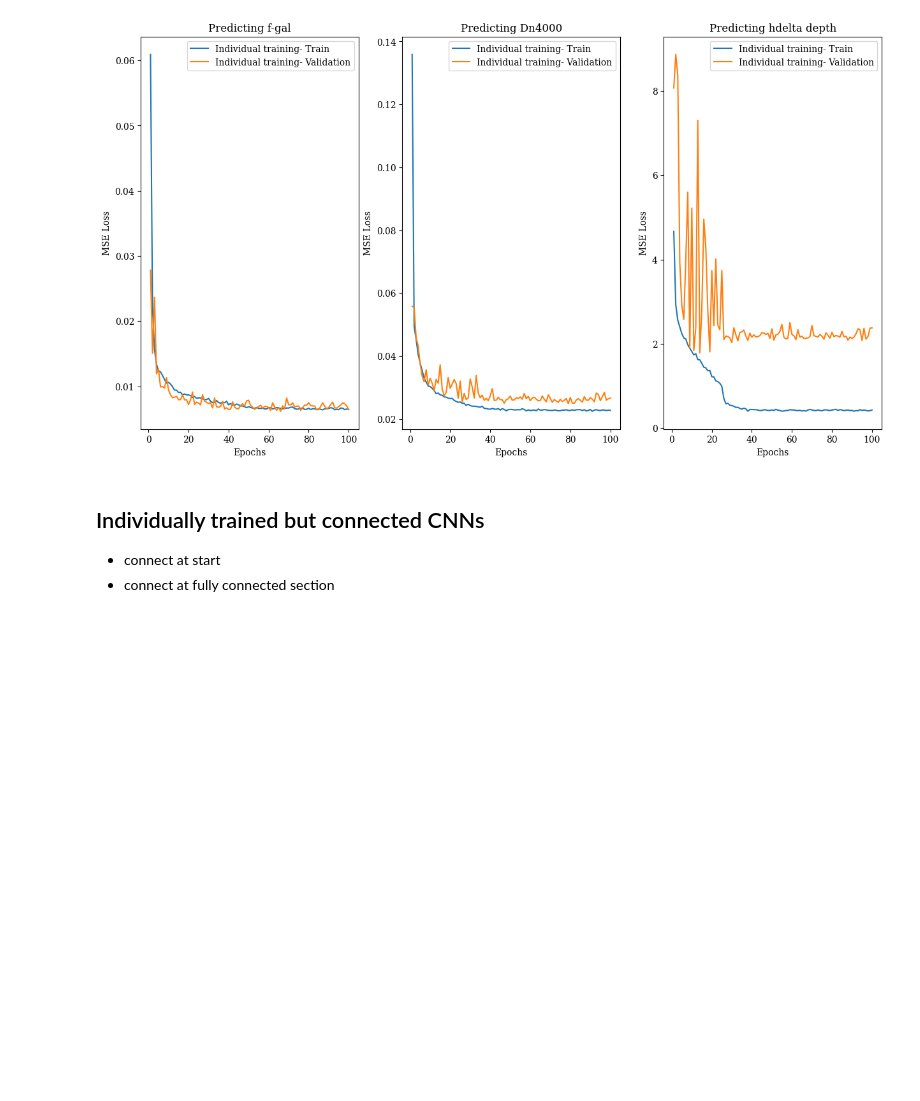
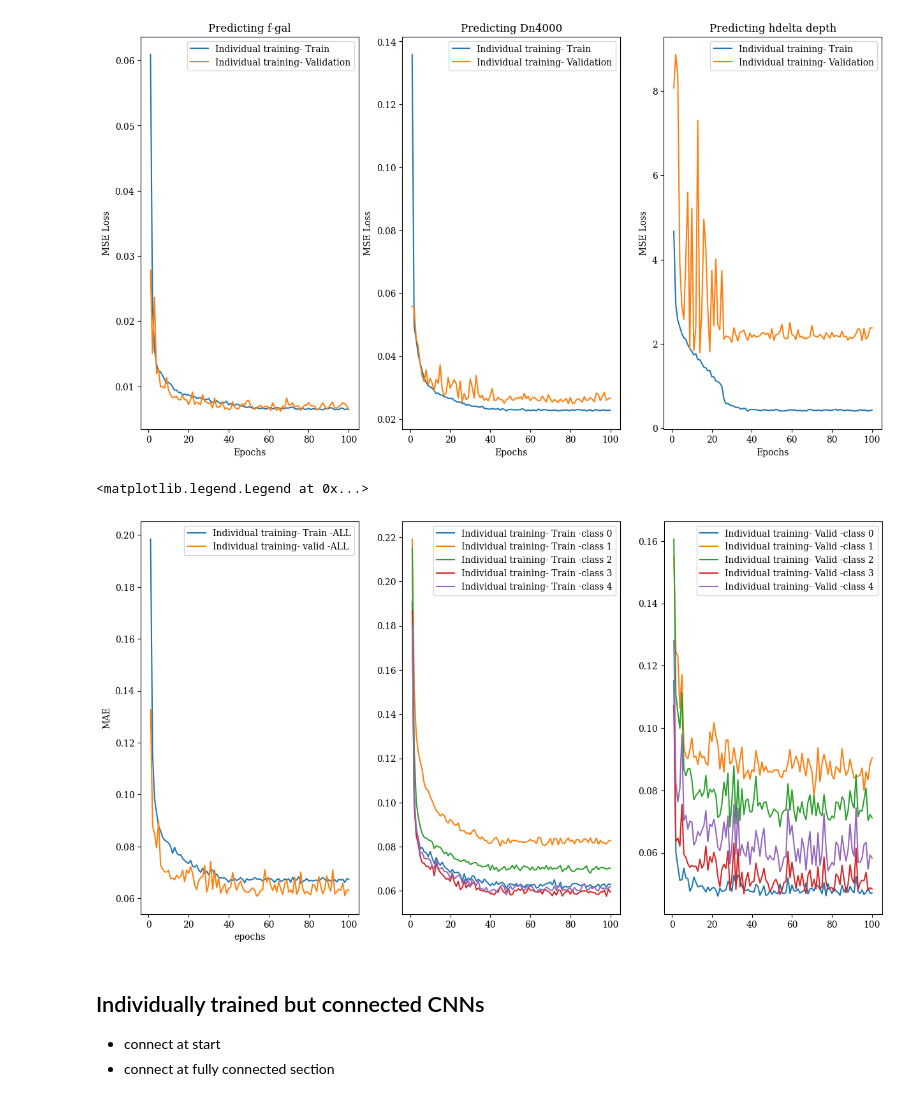
Before and after one commit to Muse-M/FinalYearProject, a Jupyter notebook: QSO_+_Many_gal_+_Noise.ipynb, the cells around one changed output. Drawn from its saved outputs; the diff is of its cells as text; code cells hidden in the pictures; blank space fills up the shorter version.

Commit message:
Performs class specific MAE calculation for individual model

```diff
--- a/QSO_+_Many_gal_+_Noise.ipynb
+++ b/QSO_+_Many_gal_+_Noise.ipynb
@@ -586,7 +635,7 @@ lrScheduler=torch.optim.lr_scheduler.ReduceLROnPlateau(optimiser, mode='min')
 
 model_fgal_indv.to(device)
 loss= nn.MSELoss()
-M1_fgal_trainLossCurve,M1_fgal_validLossCurve=trainModelResNet(model_fgal_indv, train_data_loader_fgal, valid_data_loader_fgal, optimiser,
+M1_fgal_trainLossCurve,M1_fgal_validLossCurve, M1_fgal_MAETrainLossCurve, M1_fgal_MAEValidLossCurve=trainModelResNet(model_fgal_indv, train_data_loader_fgal, valid_data_loader_fgal, optimiser,
                                                      loss, 100, lrScheduler,verbose=True)
 
 
@@ -667,6 +716,36 @@ ax[2].legend()
 # %% [output]
 <matplotlib.legend.Legend at 0x...>
 [figure]
+# %%
+fig, ax=plt.subplots(figsize=(15,8), ncols=3)
+epoch_array=np.arange(1,len(M1_fgal_trainLossCurve)+1,1)
+
+ax[0].plot(epoch_array,M1_fgal_MAETrainLossCurve[5], label='Individual training- Train -ALL')
+ax[0].plot(epoch_array,M1_fgal_MAEValidLossCurve[5], label='Individual training- valid -ALL')
+
+ax[1].plot(epoch_array,M1_fgal_MAETrainLossCurve[0], label='Individual training- Train -class 0')
+ax[1].plot(epoch_array,M1_fgal_MAETrainLossCurve[1], label='Individual training- Train -class 1')
+ax[1].plot(epoch_array,M1_fgal_MAETrainLossCurve[2], label='Individual training- Train -class 2')
+ax[1].plot(epoch_array,M1_fgal_MAETrainLossCurve[3], label='Individual training- Train -class 3')
+ax[1].plot(epoch_array,M1_fgal_MAETrainLossCurve[4], label='Individual training- Train -class 4')
+
+ax[2].plot(epoch_array,M1_fgal_MAEValidLossCurve[0], label='Individual training- Valid -class 0')
+ax[2].plot(epoch_array,M1_fgal_MAEValidLossCurve[1], label='Individual training- Valid -class 1')
+ax[2].plot(epoch_array,M1_fgal_MAEValidLossCurve[2], label='Individual training- Valid -class 2')
+ax[2].plot(epoch_array,M1_fgal_MAEValidLossCurve[3], label='Individual training- Valid -class 3')
+ax[2].plot(epoch_array,M1_fgal_MAEValidLossCurve[4], label='Individual training- Valid -class 4')
+
+
+
+ax[0].set_xlabel('epochs')
+ax[0].set_ylabel('MAE')
+
+ax[0].legend()
+ax[1].legend()
+ax[2].legend()
+# %% [output]
+<matplotlib.legend.Legend at 0x...>
+[figure, added]
 # %% [markdown]
 ## Individually trained but connected CNNs
 
```
Also changed, not shown: parts of 4 cells of this notebook.
